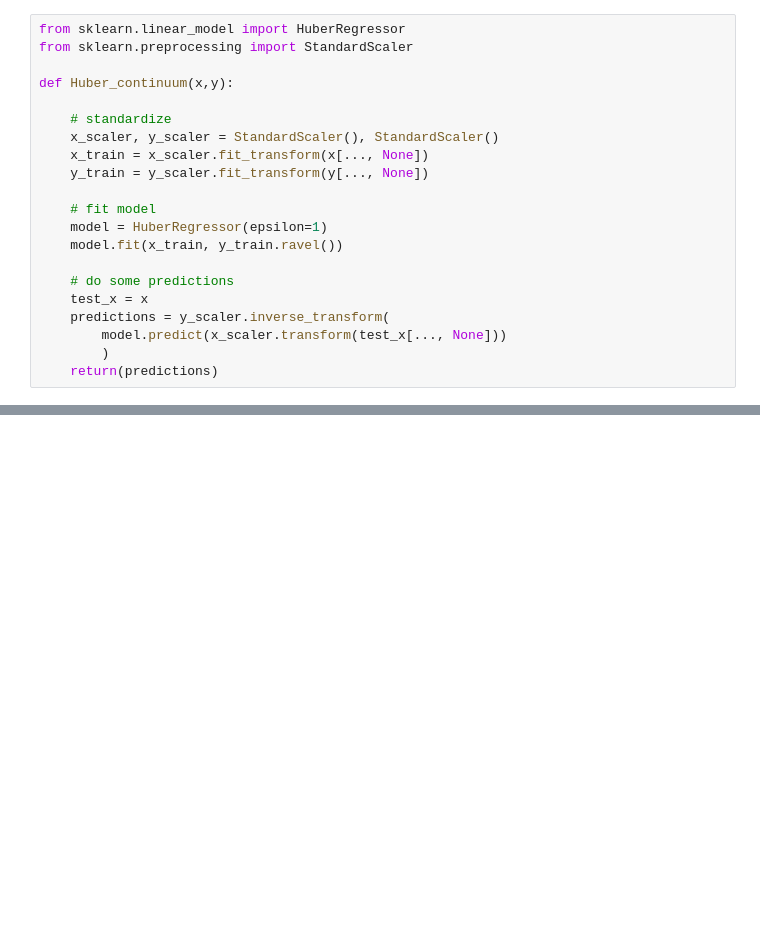
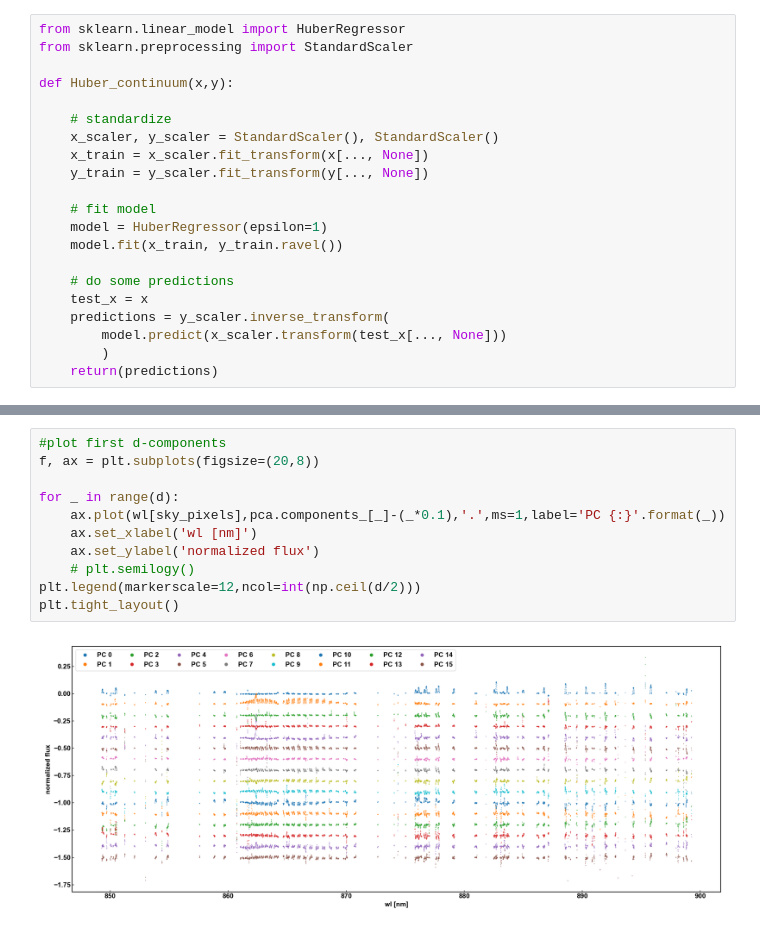
Before and after one commit to cabrera-ziri/Reticulum, a Jupyter notebook: sky_lines.ipynb, the cells around one changed output, grey strips where cells are left out. Cells and saved outputs as stored; diff of their text form; blank space fills up the shorter version.

```diff
--- a/sky_lines.ipynb
+++ b/sky_lines.ipynb
@@ -151,0 +116,13 @@ plt.semilogy()
+# %%
+#plot first d-components
+f, ax = plt.subplots(figsize=(20,8))
+
+for _ in range(d):
+    ax.plot(wl[sky_pixels],pca.components_[_]-(_*0.1),'.',ms=1,label='PC {:}'.format(_))
+    ax.set_xlabel('wl [nm]')
+    ax.set_ylabel('normalized flux')
+    # plt.semilogy()
+plt.legend(markerscale=12,ncol=int(np.ceil(d/2)))
+plt.tight_layout()
+# %% [output]
+[figure, added]
```
Also changed, not shown: parts of 14 cells of this notebook, 1 other file.
